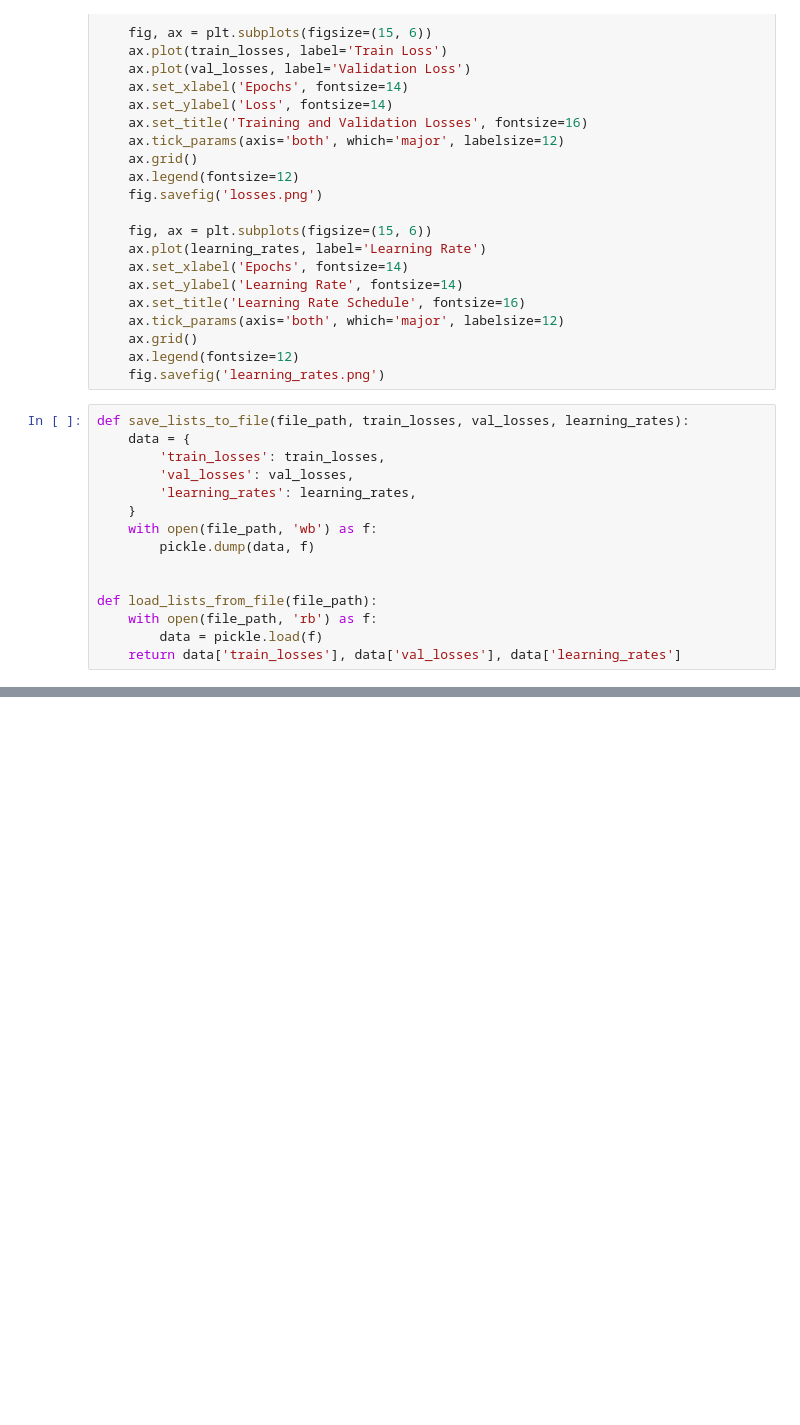
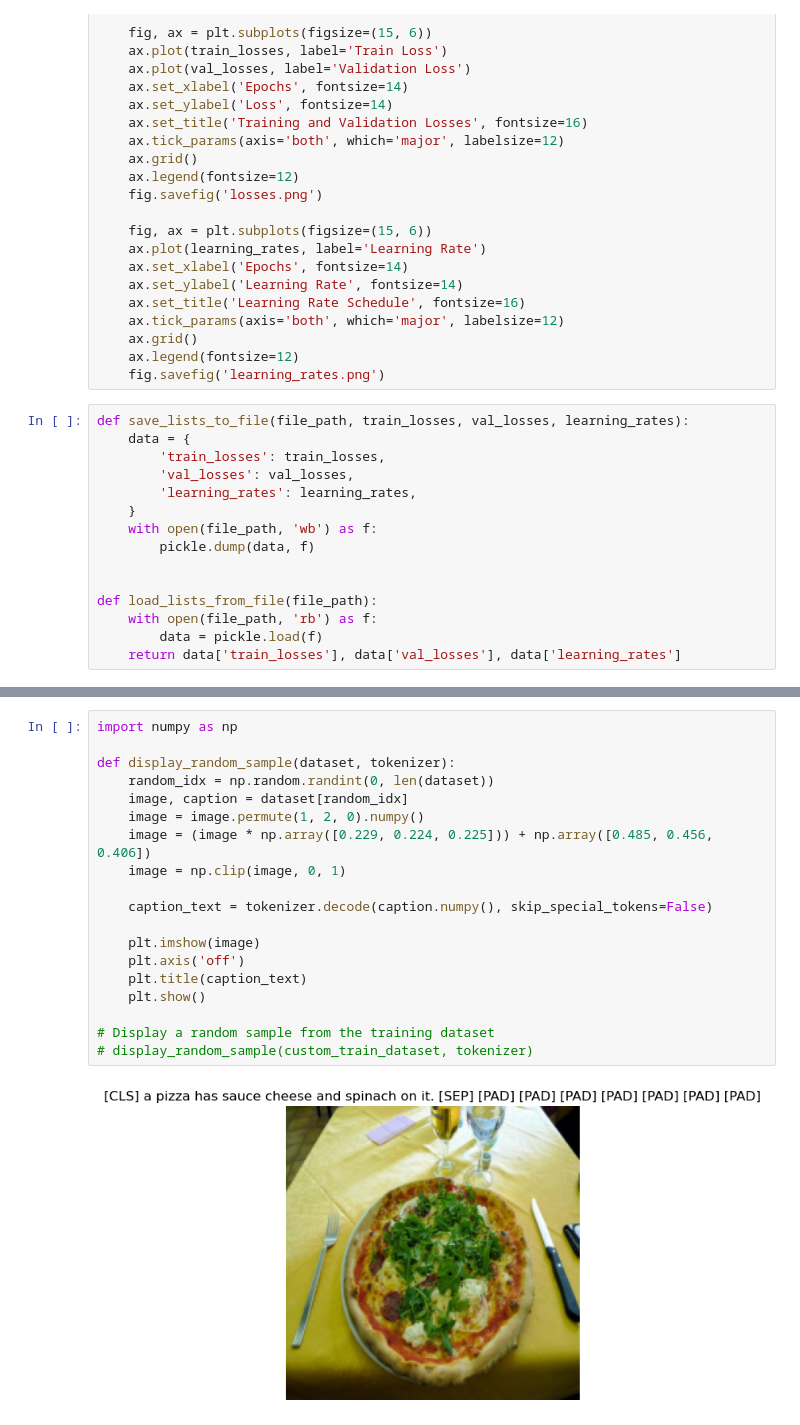
Before and after one commit to epautsch/coco_annotations, a Jupyter notebook: cocoCaptions.ipynb, the cells around one changed output, grey strips where cells are left out. Cells and saved outputs as stored; diff of their text form; blank space fills up the shorter version.

```diff
--- a/cocoCaptions.ipynb
+++ b/cocoCaptions.ipynb
@@ -314,3 +397,24 @@ val_data_loader = DataLoader(custom_val_dataset, batch_size=batch_size, shuffle=
+# %%
+import numpy as np
+
+def display_random_sample(dataset, tokenizer):
+    random_idx = np.random.randint(0, len(dataset))
+    image, caption = dataset[random_idx]
+    image = image.permute(1, 2, 0).numpy()
+    image = (image * np.array([0.229, 0.224, 0.225])) + np.array([0.485, 0.456, 0.406])
+    image = np.clip(image, 0, 1)
+
+    caption_text = tokenizer.decode(caption.numpy(), skip_special_tokens=False)
+
+    plt.imshow(image)
+    plt.axis('off')
+    plt.title(caption_text)
+    plt.show()
+
+# Display a random sample from the training dataset
+# display_random_sample(custom_train_dataset, tokenizer)
+# %% [output]
+[figure, added]
 # %%
 device = torch.device("cuda" if torch.cuda.is_available() else "cpu")
 print(device)
```
Also changed, not shown: parts of 13 cells of this notebook, 1 other file.
